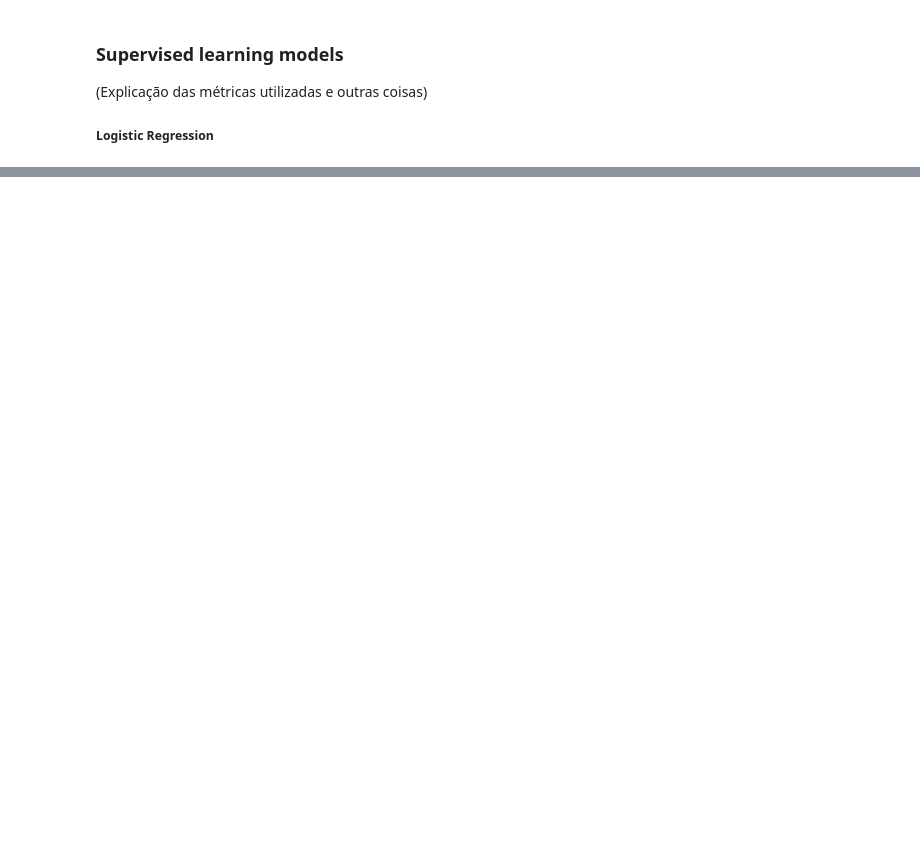
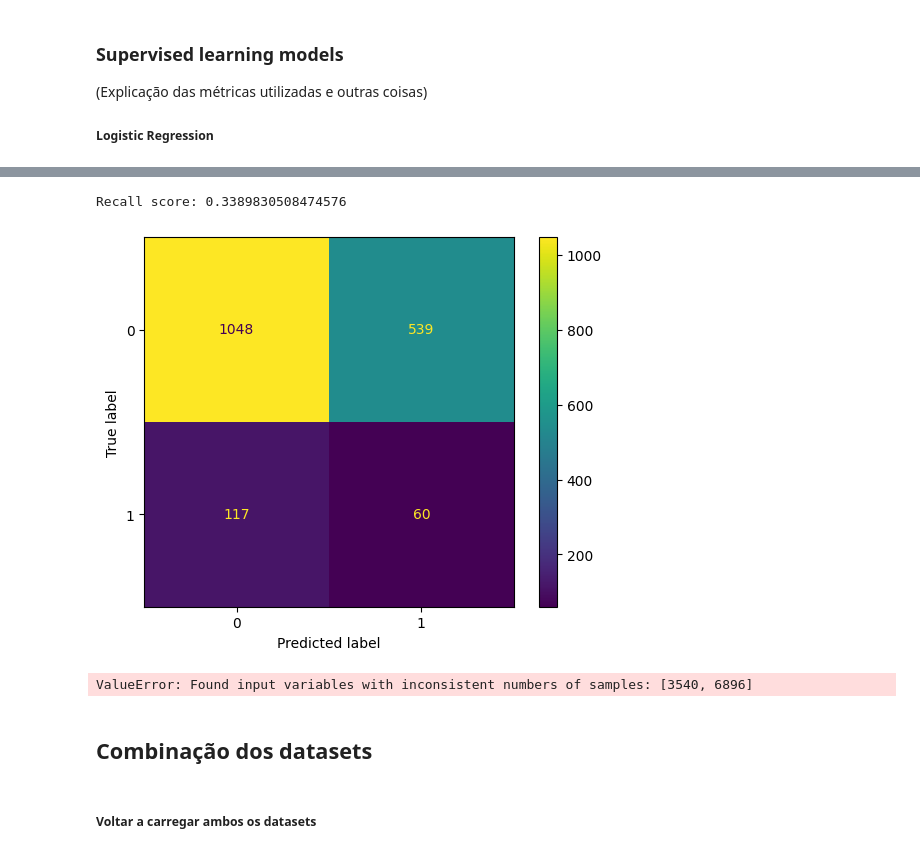
Before and after one commit to Malavita02/TrabalhoSIB, a Jupyter notebook: trabalho_sib.ipynb, the cells around one changed output, grey strips where cells are left out. Saved outputs shown, nothing was run; the diff lists cells and outputs as text; code cells hidden in the pictures; blank space fills up the shorter version.

```diff
--- a/trabalho_sib.ipynb
+++ b/trabalho_sib.ipynb
@@ -376,0 +552,37 @@ ValueError: Found input variables with inconsistent numbers of samples: [3540, 6
+# %%
+# Utilizou-se 8 % das melhores features
+readcounts_train_selected = readcounts_train_X[feature_names]
+readcounts_test_selected = readcounts_test_X[feature_names]
+# %%
+# Logistic regression para testar com as features selecionadas
+logistic = linear_model.LogisticRegression(C=1e5, solver = "liblinear", multi_class = "auto")
+logistic = logistic.fit(readcounts_train_selected, pheno_train_y)
+logistic_prev = logistic.predict(readcounts_test_selected)
+
+print("Recall score:", recall_score(pheno_test_y, logistic_prev))
+
+cm_log = confusion_matrix(pheno_test_y, logistic_prev, labels = logistic.classes_)
+disp_log = ConfusionMatrixDisplay(confusion_matrix=cm_log, display_labels = logistic.classes_)
+disp_log.plot()
+plt.show()
+# %% [output]
+Recall score: 0.3389830508474576
+[figure, added]
+# %%
+SVM = svm.SVC(gamma="scale", C=100.)
+SVM = SVM.fit(readcounts_train_selected, pheno_train_y)
+svm_pred = SVM.predict(readcounts_test_selected)
+
+print("Recall score:", recall_score(pheno_test_y, svm_pred))
+print("Precision score:", precision_score(pheno_test_y, svm_pred))
+
+cm_svm = confusion_matrix(pheno_test_y, svm_pred, labels = SVM.classes_)
+disp_svm = ConfusionMatrixDisplay(confusion_matrix=cm_svm, display_labels = SVM.classes_)
+disp_svm.plot()
+plt.show()
+# %% [output]
+ValueError: Found input variables with inconsistent numbers of samples: [3540, 6896]
+# %% [markdown]
+## Combinação dos datasets
+# %% [markdown]
+##### Voltar a carregar ambos os datasets
```
Also changed, not shown: parts of 40 cells of this notebook, 1 other file.
